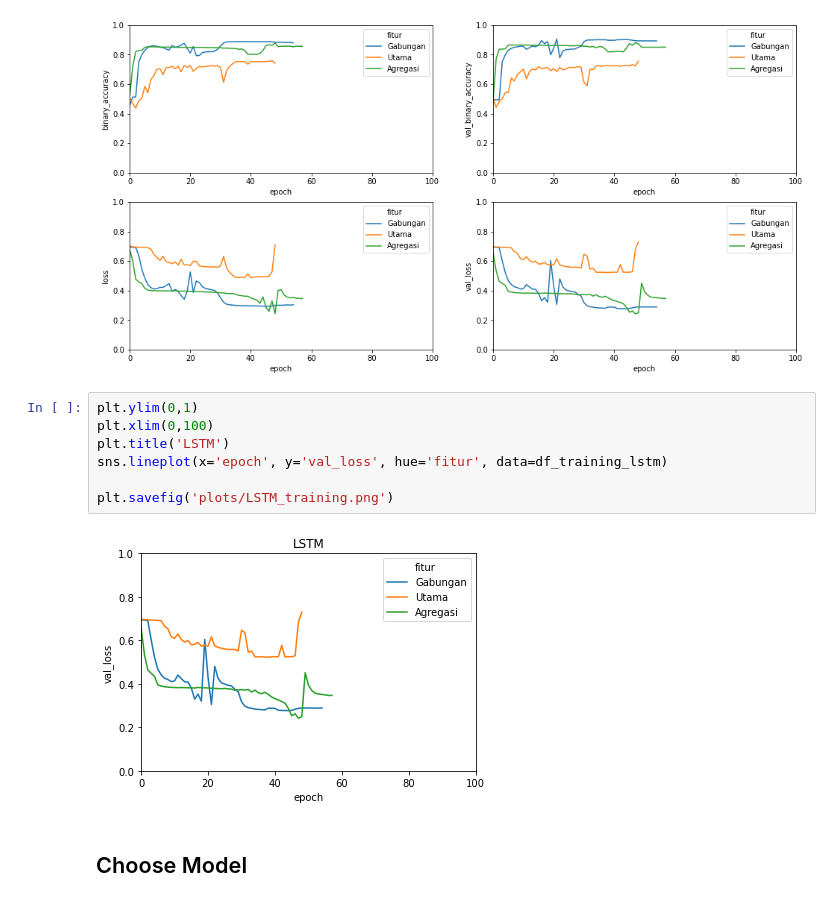
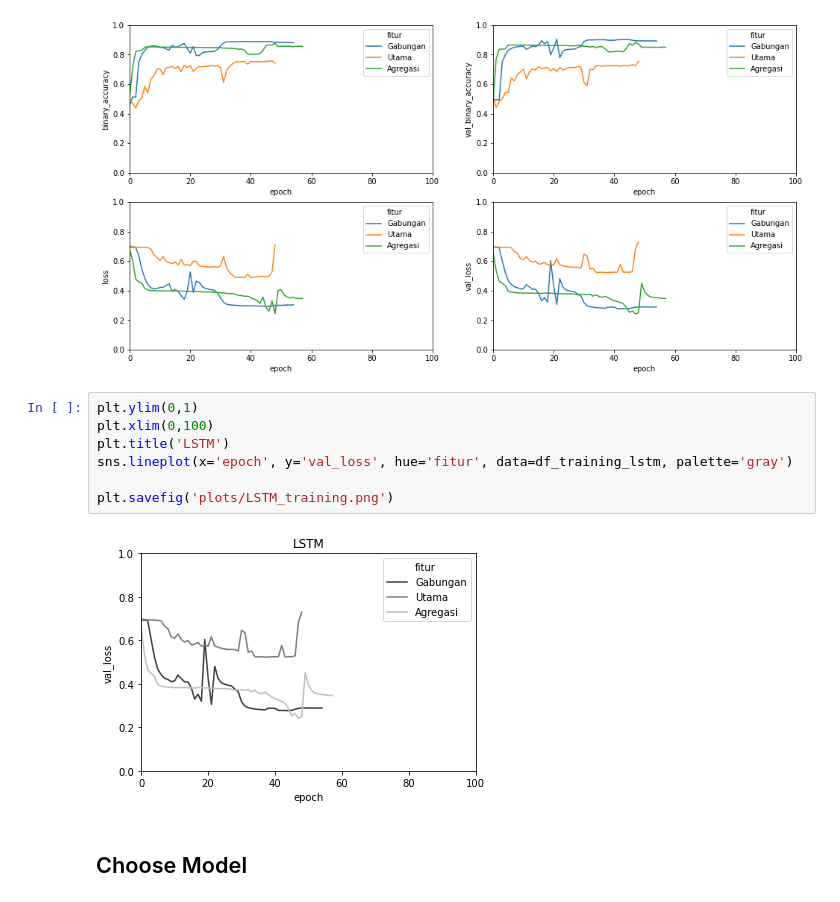
Before and after one commit to Arkoes07/skripsi-machine-learning, a Jupyter notebook: model_evaluation.ipynb, the cells around one changed output. Drawn from its saved outputs; the diff is of its cells as text.

```diff
--- a/model_evaluation.ipynb
+++ b/model_evaluation.ipynb
@@ -80,12 +80,12 @@ sns.lineplot(x='epoch', y='val_loss', hue='fitur', data=df_training_lstm, ax=axi
 # %%
 plt.ylim(0,1)
 plt.xlim(0,100)
 plt.title('LSTM')
-sns.lineplot(x='epoch', y='val_loss', hue='fitur', data=df_training_lstm)
+sns.lineplot(x='epoch', y='val_loss', hue='fitur', data=df_training_lstm, palette='gray')
 
 plt.savefig('plots/LSTM_training.png')
 # %% [output]
-[figure, old version]
+[figure, new version]
 # %% [markdown]
 ## Choose Model
 # %%
```
Also changed, not shown: parts of 6 cells of this notebook, 12 other files.
